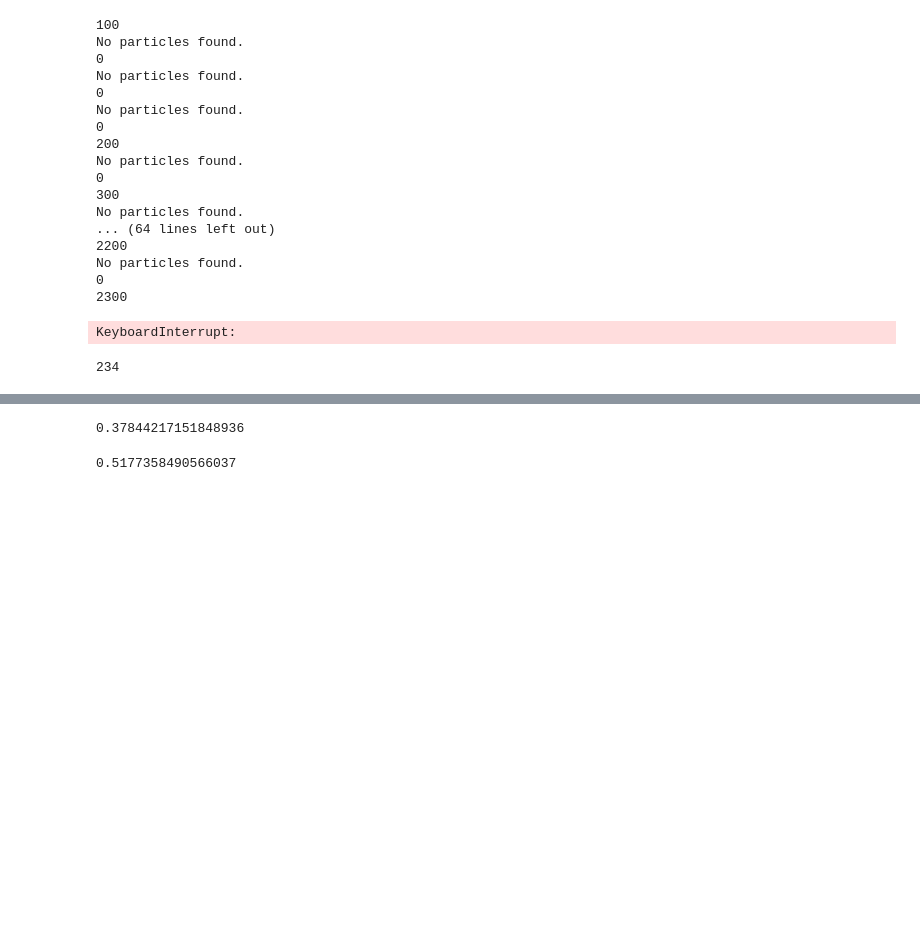
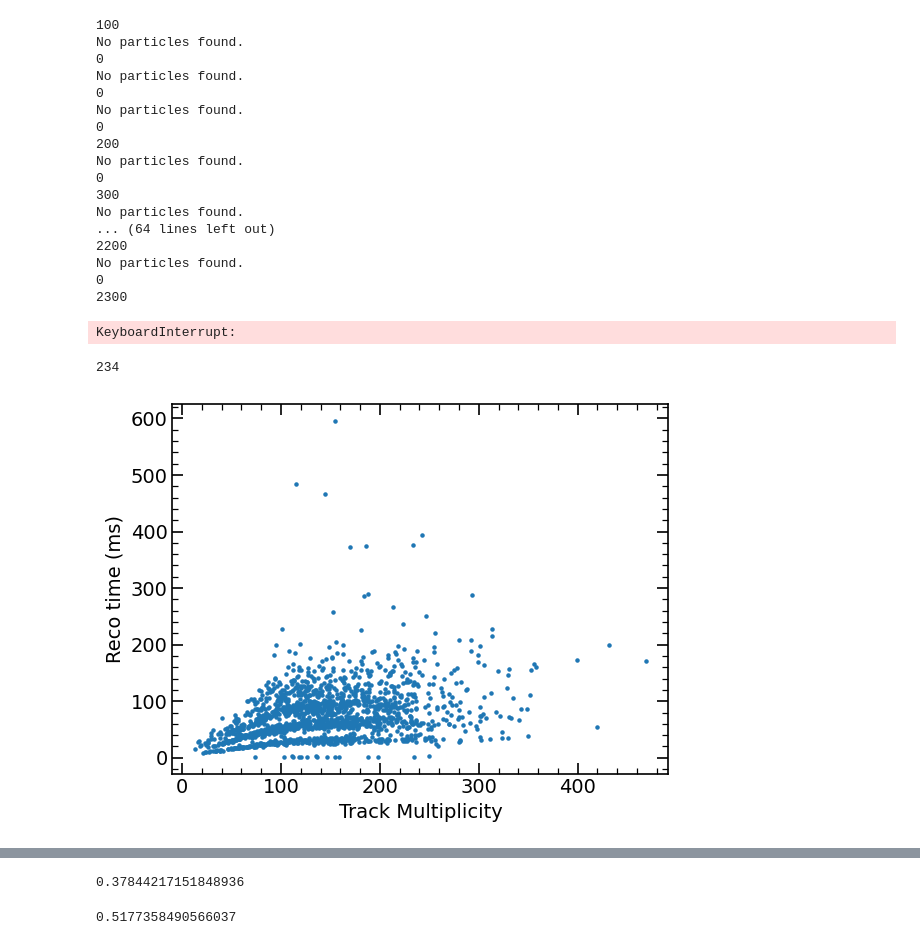
Before and after one commit to willsutcliffe/scalable_mtl_hgnn, a Jupyter notebook: Refactoring_perf.ipynb, the cells around one changed output, grey strips where cells are left out. Cells and saved outputs as stored; diff of their text form; code cells hidden in the pictures; blank space fills up the shorter version.

```diff
--- a/Refactoring_perf.ipynb
+++ b/Refactoring_perf.ipynb
@@ -767,3 +777,10 @@ KeyboardInterrupt:
 len(perf.signal_df)
 # %% [output]
 234
+# %%
+plt.scatter(perf.event_df.NumParticlesInEvent,perf.event_df.TimeReco*1000,s=5)
+plt.ylabel('Reco time (ms)')
+plt.xlabel('Track Multiplicity')
+plt.savefig("model_time_pruning.png",dpi=300)
+# %% [output]
+[figure, added]
```
Also changed, not shown: parts of 32 cells of this notebook.
